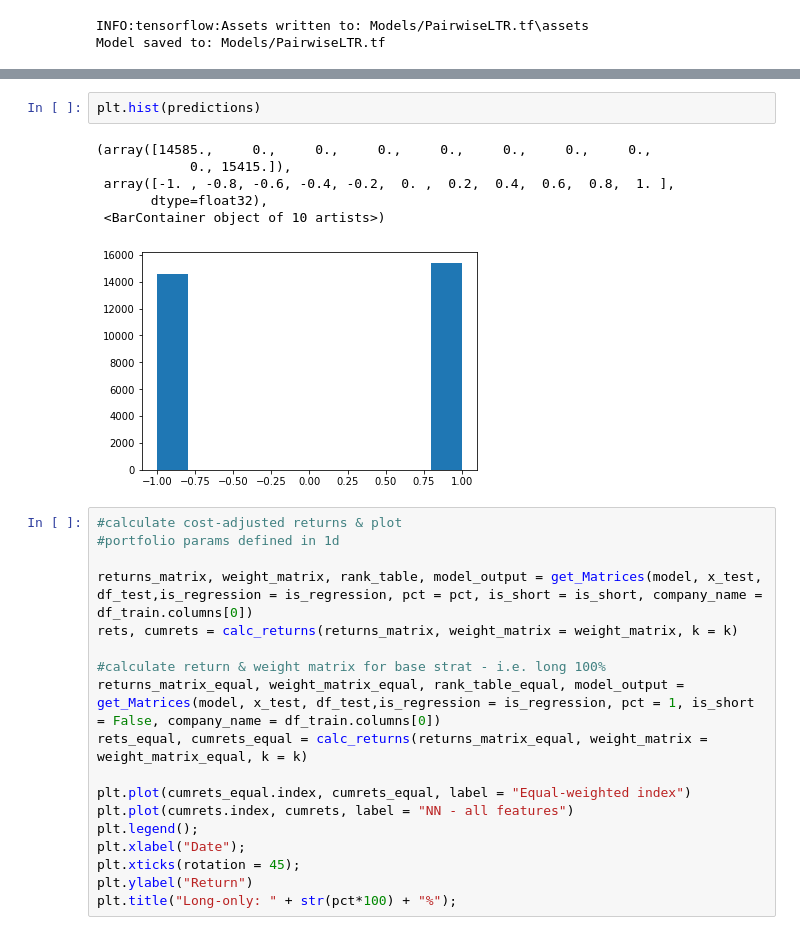
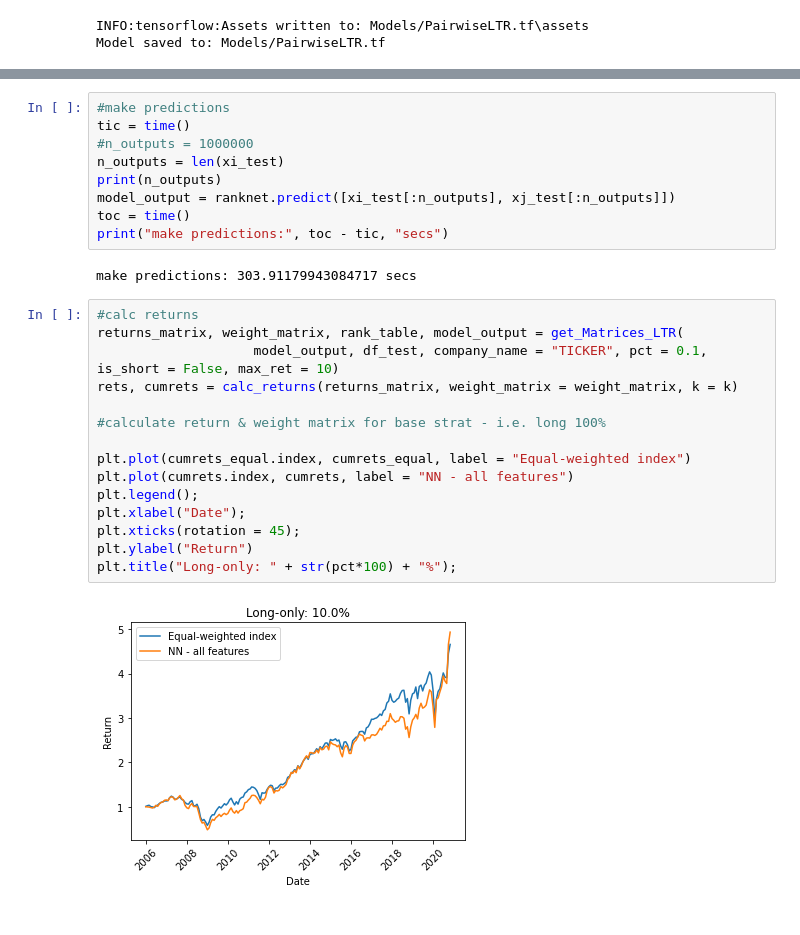
Before and after one commit to pyliut/CSMOM_HT22, a Jupyter notebook: NeuralNetworks_TomLiu.ipynb, the cells around one changed output, grey strips where cells are left out. Drawn from its saved outputs; the diff is of its cells as text.

Commit message:
Pairwise LTR
Extensions
- alter RankNet class for more complex (& flexible) model architecture
- Consider other methods of converting pairwise rankings to rank lists
- LambdaMart

```diff
--- a/NeuralNetworks_TomLiu.ipynb
+++ b/NeuralNetworks_TomLiu.ipynb
@@ -1218,27 +1151,28 @@ array([[ 1.],
-# %%
-plt.hist(predictions)
-# %% [output]
-(array([14585.,     0.,     0.,     0.,     0.,     0.,     0.,     0.,
-            0., 15415.]),
- array([-1. , -0.8, -0.6, -0.4, -0.2,  0. ,  0.2,  0.4,  0.6,  0.8,  1. ],
-       dtype=float32),
- <BarContainer object of 10 artists>)
-[figure, removed]
-# %%
-#calculate cost-adjusted returns & plot
-#portfolio params defined in 1d
-
-returns_matrix, weight_matrix, rank_table, model_output = get_Matrices(model, x_test, df_test,is_regression = is_regression, pct = pct, is_short = is_short, company_name = df_train.columns[0])
-rets, cumrets = calc_returns(returns_matrix, weight_matrix = weight_matrix, k = k)
-
-#calculate return & weight matrix for base strat - i.e. long 100%
-returns_matrix_equal, weight_matrix_equal, rank_table_equal, model_output = get_Matrices(model, x_test, df_test,is_regression = is_regression, pct = 1, is_short = False, company_name = df_train.columns[0])
-rets_equal, cumrets_equal = calc_returns(returns_matrix_equal, weight_matrix = weight_matrix_equal, k = k)
-
-plt.plot(cumrets_equal.index, cumrets_equal, label = "Equal-weighted index")
-plt.plot(cumrets.index, cumrets, label = "NN - all features")
-plt.legend();
-plt.xlabel("Date");
-plt.xticks(rotation = 45);
-plt.ylabel("Return")
-plt.title("Long-only: " + str(pct*100) + "%");
+# %%
+#make predictions
+tic = time()
+#n_outputs = 1000000
+n_outputs = len(xi_test)
+print(n_outputs)
+model_output = ranknet.predict([xi_test[:n_outputs], xj_test[:n_outputs]])
+toc = time()
+print("make predictions:", toc - tic, "secs")
+# %% [output]
+make predictions: 303.91179943084717 secs
+# %%
+#calc returns
+returns_matrix, weight_matrix, rank_table, model_output = get_Matrices_LTR(
+                    model_output, df_test, company_name = "TICKER", pct = 0.1, is_short = False, max_ret = 10)
+rets, cumrets = calc_returns(returns_matrix, weight_matrix = weight_matrix, k = k)
+
+#calculate return & weight matrix for base strat - i.e. long 100%
+
+plt.plot(cumrets_equal.index, cumrets_equal, label = "Equal-weighted index")
+plt.plot(cumrets.index, cumrets, label = "NN - all features")
+plt.legend();
+plt.xlabel("Date");
+plt.xticks(rotation = 45);
+plt.ylabel("Return")
+plt.title("Long-only: " + str(pct*100) + "%");
+# %% [output]
+[figure, added]
```
Also changed, not shown: parts of 13 cells of this notebook.
